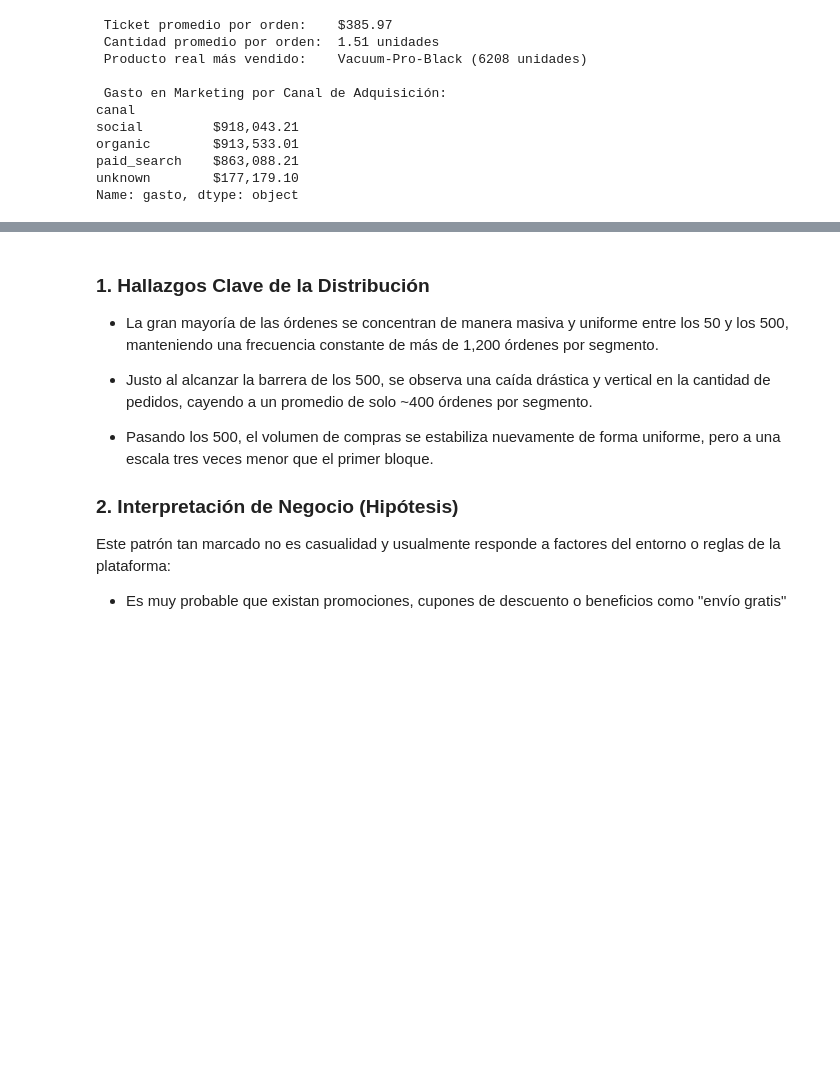
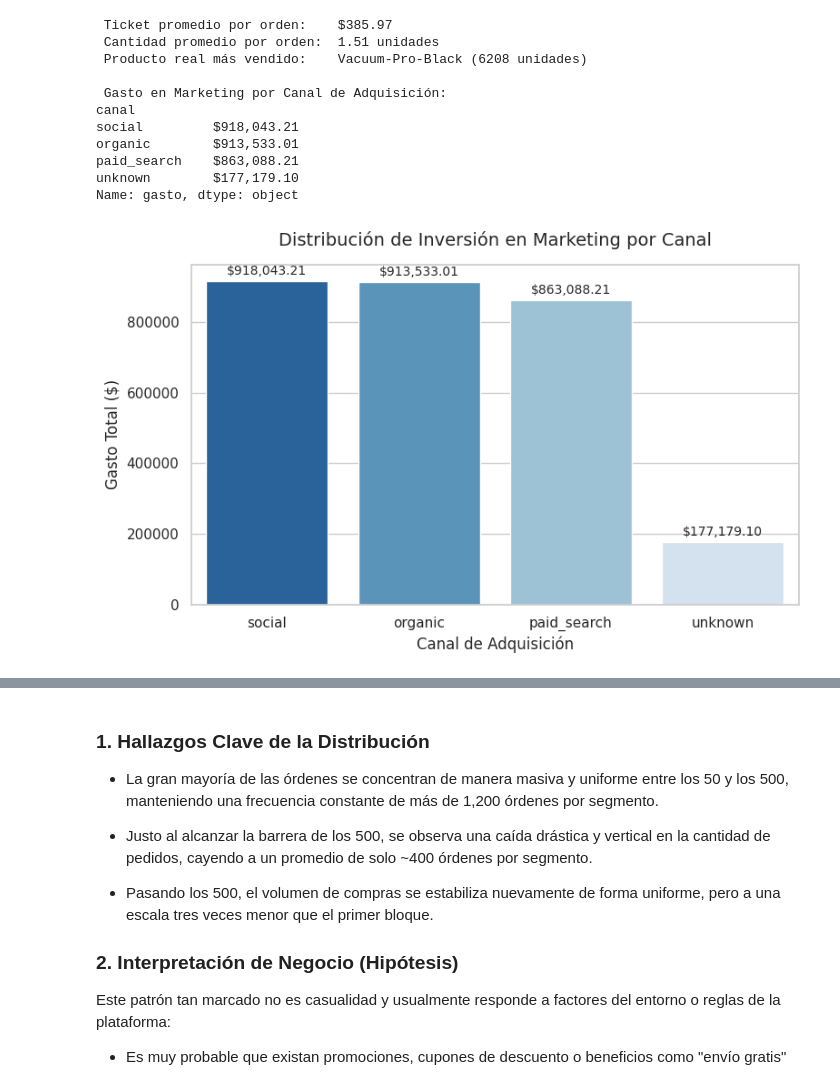
Before and after one commit to ilichnegrete-oss/Proyecto-Final-Proyecto-RappiPlus, a Jupyter notebook: S12 Estudiante_Proyecto_Final.ipynb, the cells around one changed output, grey strips where cells are left out. Cells and saved outputs as stored; diff of their text form; code cells hidden in the pictures; blank space fills up the shorter version.

```diff
--- a/S12 Estudiante_Proyecto_Final.ipynb
+++ b/S12 Estudiante_Proyecto_Final.ipynb
@@ -357,6 +404,29 @@ organic        $913,533.01
 paid_search    $863,088.21
 unknown        $177,179.10
 Name: gasto, dtype: object
+# %%
+gasto_por_canal_df = gasto_por_canal.reset_index()
+
+plt.figure(figsize=(8, 5))
+
+# Usamos el nuevo dataframe generado a partir de tu variable
+sns.barplot(data=gasto_por_canal_df, x='canal', y='gasto', palette='Blues_r')
+
+plt.title('Distribución de Inversión en Marketing por Canal', fontsize=14, pad=15)
+plt.xlabel('Canal de Adquisición', fontsize=12)
+plt.ylabel('Gasto Total ($)', fontsize=12)
+
+# Añadir etiquetas de valor sobre las barras para vista ejecutiva
+for p in plt.gca().patches:
+    plt.gca().annotate(f"${p.get_height():,.2f}",
+                        (p.get_x() + p.get_width() / 2., p.get_height()),
+                        ha='center', va='center', xytext=(0, 8),
+                        textcoords='offset points', fontsize=10)
+
+plt.tight_layout()
+plt.show()
+# %% [output]
+[figure, added]
 # %%
 ticket_distribucion = orders_analisis.groupby('id_pedido')['monto_total'].sum()
 
```
Also changed, not shown: parts of 6 cells of this notebook.
